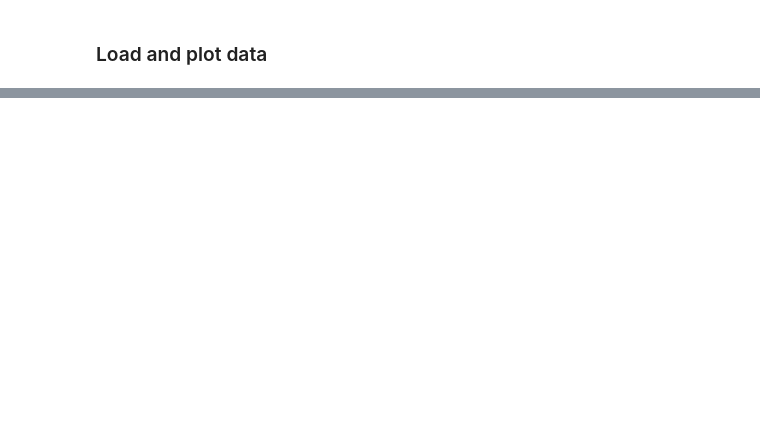
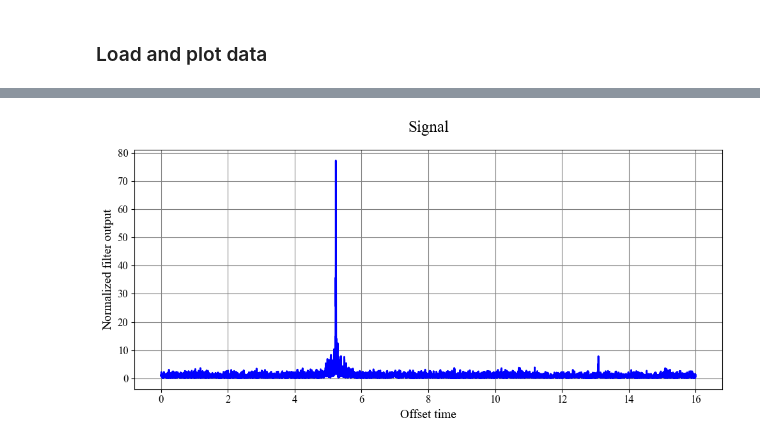
Before and after one commit to Richardforphys/AstroStatistics, a Jupyter notebook: AML/Notebooks/AstroGW/PSD.ipynb, the cells around one changed output, grey strips where cells are left out. Cells and saved outputs as stored; diff of their text form; code cells hidden in the pictures; blank space fills up the shorter version.

```diff
--- a/AML/Notebooks/AstroGW/PSD.ipynb
+++ b/AML/Notebooks/AstroGW/PSD.ipynb
@@ -76,0 +47,4 @@ plt.ylim(-0.2*1e30,0.2*1e30)
+# %%
+zero_pad = np.zeros(abs(data.size - template.size))
+template_padded = np.append(template, zero_pad)
+template_fft = np.fft.fft(template_padded)
@@ -76,0 +60,19 @@ plt.ylim(-0.2*1e30,0.2*1e30)
+# %%
+# -- Calculate the matched filter output
+optimal = data_fft * template_fft.conjugate() / power_vec
+optimal_time = 2*np.fft.ifft(optimal)
+# %%
+# -- Normalize the matched filter output
+df = np.abs(datafreq[1] - datafreq[0])
+sigmasq = 2*(template_fft * template_fft.conjugate() / power_vec).sum() * df
+sigma = np.sqrt(np.abs(sigmasq))
+SNR = abs(optimal_time) / (sigma)
+# %%
+plt.plot(time, SNR, label='SNR', color='blue', alpha=1)
+#plt.axis([4.75,5.8,0,80])
+plt.title('Signal')
+plt.xlabel('Offset time')
+plt.ylabel('Normalized filter output')
+plt.savefig(r'C:\Users\ricca\Documents\Unimib-Code\AstroStatistics\AML\Notebooks\AstroGW\PNGs\Template0.png')
+# %% [output]
+[figure, added]
```
Also changed, not shown: parts of 20 cells of this notebook, 5 other files.
